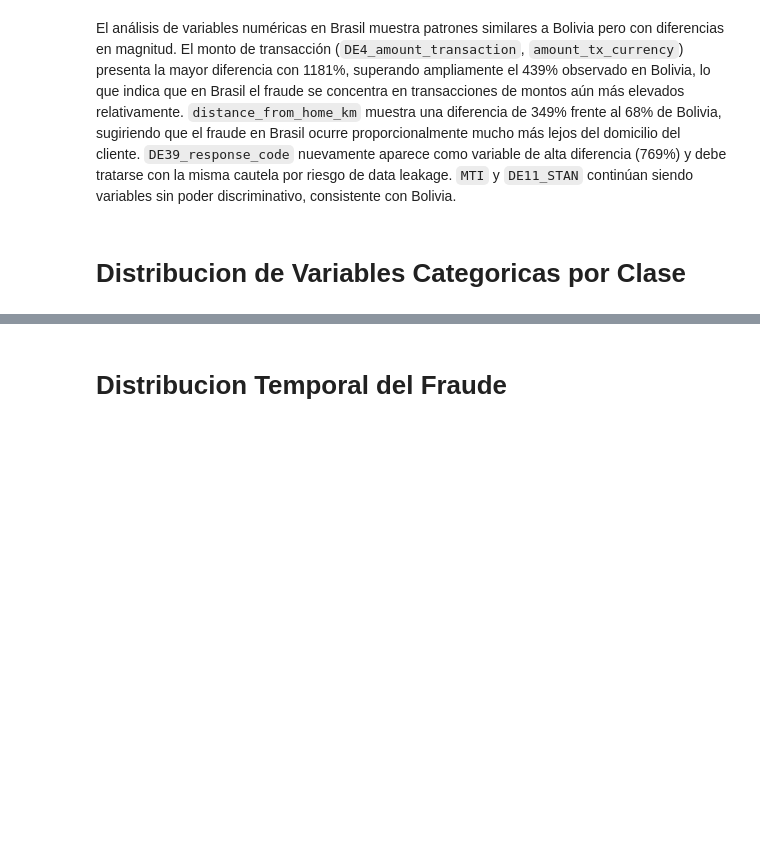
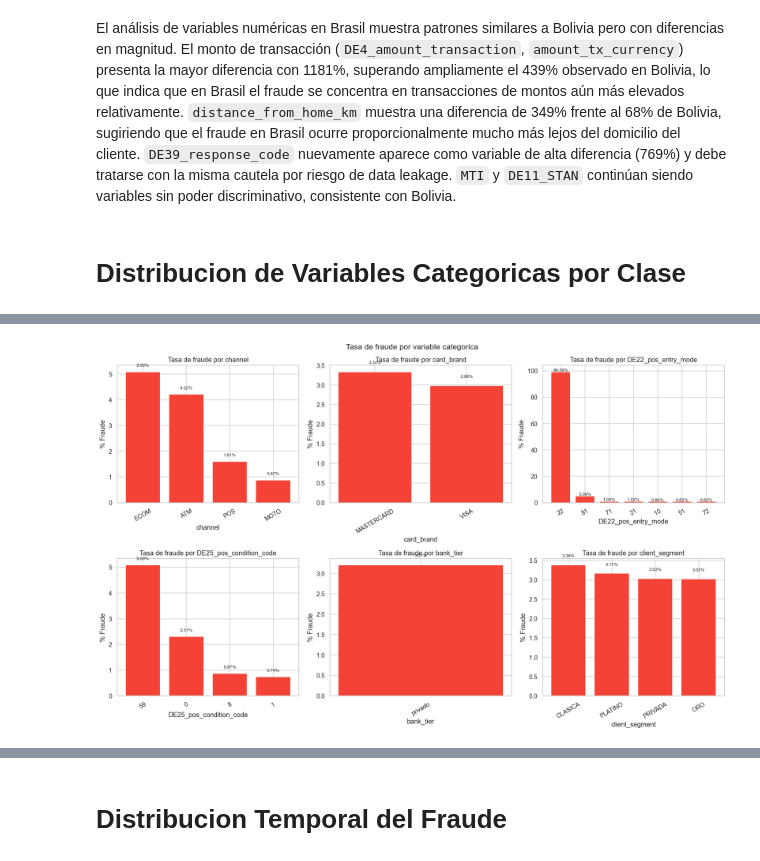
Before and after one commit to josuemj/federated-banking-fraud, a Jupyter notebook: analisis_exploratorio/brasil.ipynb, the cells around one changed output, grey strips where cells are left out. Drawn from its saved outputs; the diff is of its cells as text; code cells hidden in the pictures; blank space fills up the shorter version.

Commit message:
feat: categorical variables brasil

```diff
--- a/analisis_exploratorio/brasil.ipynb
+++ b/analisis_exploratorio/brasil.ipynb
@@ -245,3 +245,10 @@ como variable de alta diferencia (769%) y debe tratarse con la misma cautela por
 `MTI` y `DE11_STAN` continúan siendo variables sin poder discriminativo, consistente con Bolivia.
 # %% [markdown]
 # Distribucion de Variables Categoricas por Clase
+# %%
+cat_cols = ['channel', 'card_brand', 'DE22_pos_entry_mode', 'DE25_pos_condition_code', 'bank_tier', 'client_segment']
+
+for col in cat_cols:
+    fraud_rate = df.groupby(col)[target_col].mean().sort_values(ascending=False)
+    print(f"\n{col}:")
+    print(fraud_rate.round(4))
@@ -247,0 +273,19 @@ como variable de alta diferencia (769%) y debe tratarse con la misma cautela por
+# %%
+fig, axes = plt.subplots(2, 3, figsize=(16, 10))
+axes = axes.flatten()
+
+for i, col in enumerate(cat_cols):
+    fraud_rate = df.groupby(col)[target_col].mean().sort_values(ascending=False)
+    axes[i].bar(fraud_rate.index.astype(str), fraud_rate.values * 100, color='#F44336')
+    axes[i].set_title(f'Tasa de fraude por {col}')
+    axes[i].set_xlabel(col)
+    axes[i].set_ylabel('% Fraude')
+    axes[i].tick_params(axis='x', rotation=30)
+    for j, v in enumerate(fraud_rate.values):
+        axes[i].text(j, v * 100 + 0.2, f'{v*100:.2f}%', ha='center', fontsize=8)
+
+plt.suptitle('Tasa de fraude por variable categorica', fontsize=14)
+plt.tight_layout()
+plt.show()
+# %% [output]
+[figure, added]
```
Also changed, not shown: parts of 2 cells of this notebook.
